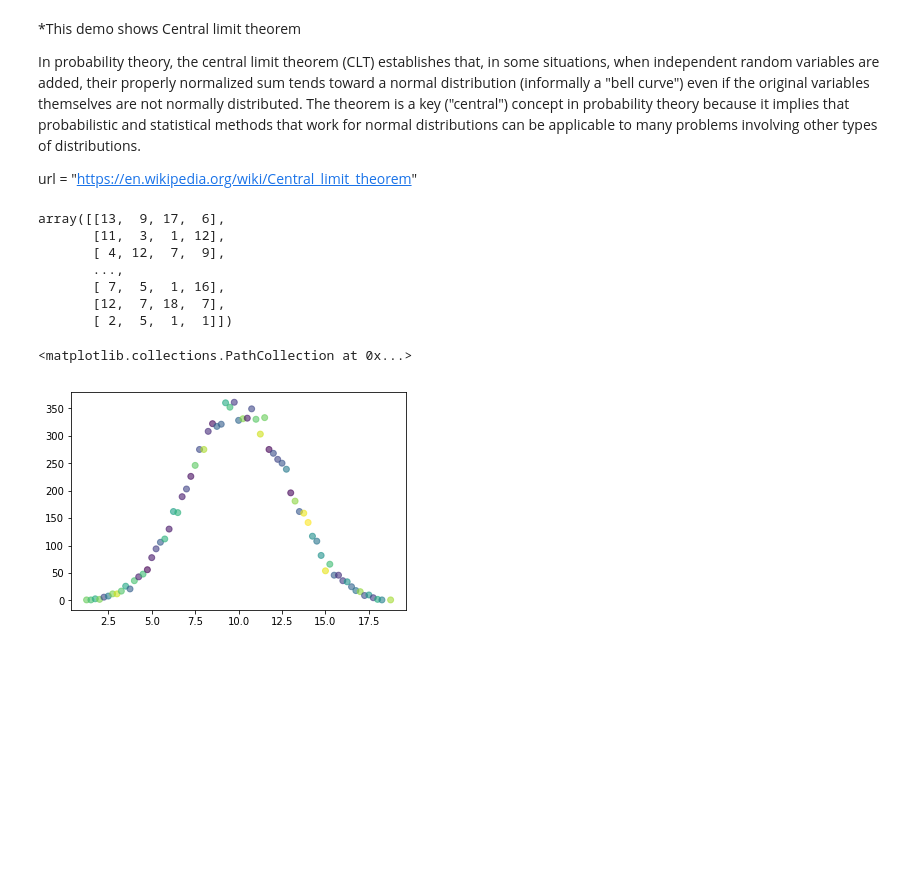
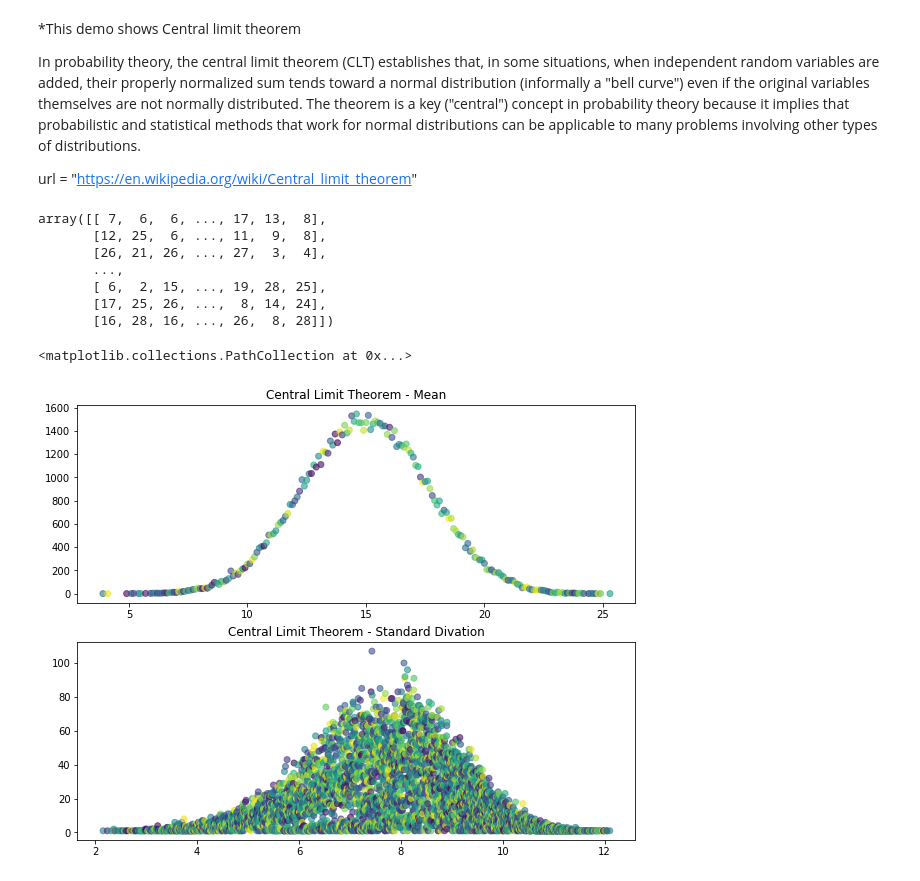
Before and after one commit to lyzhj122/Python, a Jupyter notebook: Central limit theorem.ipynb, the cells around one changed output. Saved outputs shown, nothing was run; the diff lists cells and outputs as text; code cells hidden in the pictures; blank space fills up the shorter version.

Commit message:
Add std plot

```diff
--- a/Central limit theorem.ipynb
+++ b/Central limit theorem.ipynb
@@ -12,17 +13,17 @@ from scipy import stats
 %matplotlib inline
 # %%
-# Generating a random array which has 10 elements per sample set and the number from 0 ~ 20, totally 1000 sample set
-n = 10000
-sample = np.random.randint(1,20,(n,4))
+# Generating a random array which has 4 elements per sample set and the number range from 0 ~ 30, totally 100000 sample set
+n = 100000
+sample = np.random.randint(1,30,(n,10))
 sample
 # %% [output]
-array([[13,  9, 17,  6],
-       [11,  3,  1, 12],
-       [ 4, 12,  7,  9],
+array([[ 7,  6,  6, ..., 17, 13,  8],
+       [12, 25,  6, ..., 11,  9,  8],
+       [26, 21, 26, ..., 27,  3,  4],
        ...,
-       [ 7,  5,  1, 16],
-       [12,  7, 18,  7],
-       [ 2,  5,  1,  1]])
+       [ 6,  2, 15, ..., 19, 28, 25],
+       [17, 25, 26, ...,  8, 14, 24],
+       [16, 28, 16, ..., 26,  8, 28]])
 # %%
 # Get the mean of each sample set
 sample_mean = np.mean(sample,axis=1)
@@ -30,11 +31,20 @@ sample_std = np.std(sample,axis=1)
 # %%
 #get the unique array and each number occurrence, return ndarray
 mean_number, mean_occurrence = np.unique(sample_mean,return_counts=True)
+std_number, std_occurrence = np.unique(sample_std,return_counts=True)
 #plot by assorted color
 colors = np.random.rand(mean_number.shape[0])
 #plot the scatter
 #coordinates: x - the mean number without repeat, y - the occurence of each unique mean
-plt.scatter(mean_number,mean_occurrence,c=colors,alpha=0.6,marker='o')
+#plt.scatter(mean_number,mean_occurrence,c=colors,alpha=0.6,marker='o')
+
+fig, ax = plt.subplots(2,figsize=(10,8))
+
+ax[0].set_title('Central Limit Theorem - Mean')
+ax[0].scatter(mean_number,mean_occurrence,c=colors,alpha=0.6,marker='o')
+
+ax[1].set_title('Central Limit Theorem - Standard Divation')
+ax[1].scatter(std_number,std_occurrence,c=np.random.rand(std_number.shape[0]),alpha=0.6,marker='o')
 # %% [output]
 <matplotlib.collections.PathCollection at 0x...>
-[figure, old version]
+[figure, new version]
```
Also changed, not shown: parts of 1 cell of this notebook.
